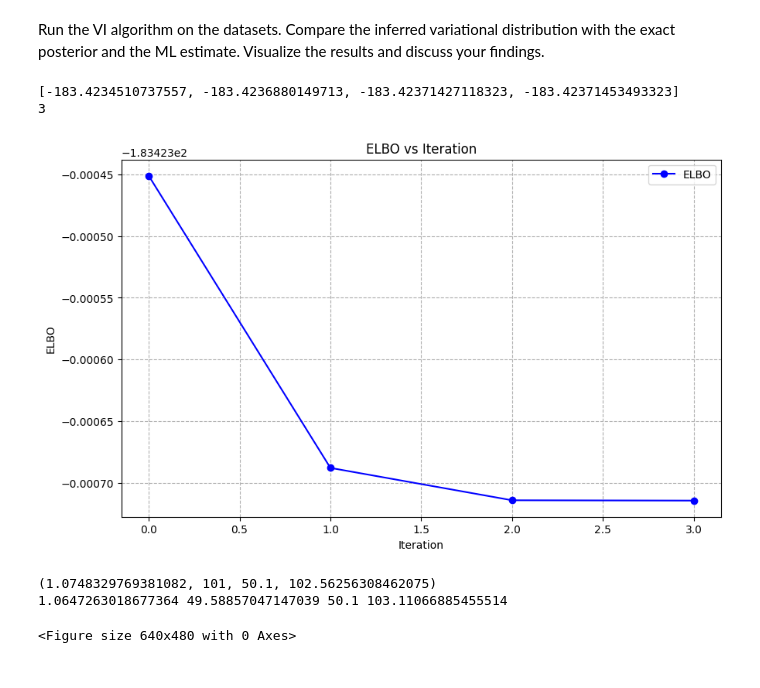
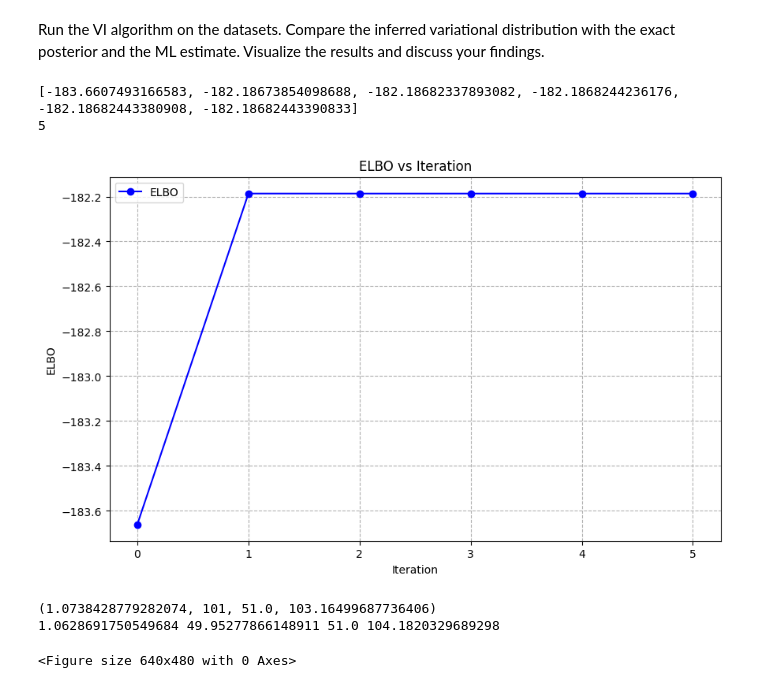
Before and after one commit to LeoL12167/MLadv_A_exercises, a Jupyter notebook: A1/1A-2-HT24.ipynb, the cells around one changed output. Drawn from its saved outputs; the diff is of its cells as text; code cells hidden in the pictures.

Commit message:
updated cavi

```diff
--- a/A1/1A-2-HT24.ipynb
+++ b/A1/1A-2-HT24.ipynb
@@ -93,6 +94,7 @@ b_0 = 0.5
 Continue with a helper function that computes ELBO:
 # %%
 from scipy.special import digamma, gammaln
+import numpy as np
 
 def compute_elbo(D, a_0, b_0, mu_0, lambda_0, a_N, b_N, mu_N, lambda_N):
     N = len(D)  # Number of data points
@@ -122,11 +124,11 @@ def compute_elbo(D, a_0, b_0, mu_0, lambda_0, a_N, b_N, mu_N, lambda_N):
         - 0.5 * lambda_0 * E_tau * (E_mu2 - 2 * mu_0 * E_mu + mu_0**2)
     )
 
-    # Expected log prior of tau
+    # Expected log prior of tau (corrected)
     E_log_p_tau = (
         (a_0 - 1) * E_log_tau
         - b_0 * E_tau
-        - a_0 * np.log(b_0)
+        + a_0 * np.log(b_0)   # Corrected sign here
         - gammaln(a_0)
     )
 
@@ -150,6 +152,10 @@ def compute_elbo(D, a_0, b_0, mu_0, lambda_0, a_N, b_N, mu_N, lambda_N):
 # %% [markdown]
 Now, implement the CAVI algorithm:
 # %%
+from scipy.special import digamma, gammaln
+import numpy as np
+
+
 def CAVI(D, a_0, b_0, mu_0, lambda_0, max_iter=1000, tol=1e-6):
     N = len(D)
     sum_x = np.sum(D)
@@ -158,27 +164,33 @@ def CAVI(D, a_0, b_0, mu_0, lambda_0, max_iter=1000, tol=1e-6):
     # Initialize variational parameters
     a_N = a_0 + N / 2
     b_N = b_0 + 1  # Arbitrary initialization for b_N
-    lambda_N = lambda_0 + N * (a_N / b_N)
-    mu_N = (lambda_0 * mu_0 + (a_N / b_N) * sum_x) / lambda_N
+    E_tau = a_N / b_N
+    lambda_N = lambda_0 + N * E_tau
+    mu_N = (lambda_0 * mu_0 + E_tau * sum_x) / lambda_N
 
     elbos = []
 
     for _ in range(max_iter):
-        # Save current values to check for convergence
+        # Save current ELBO to check for convergence
         prev_elbo = compute_elbo(D, a_0, b_0, mu_0, lambda_0, a_N, b_N, mu_N, lambda_N)
 
-        # Update b_N
-        E_mu2 = mu_N**2 + 1 / lambda_N
-        b_N = b_0 + 0.5 * (sum_x2 - 2 * mu_N * sum_x + N * E_mu2)
+        # Update mu_N using current E_tau
+        mu_N = (lambda_0 * mu_0 + E_tau * sum_x) / (lambda_0 + N * E_tau)
 
-        # Update lambda_N
-        E_tau = a_N / b_N
+        # Update lambda_N with the new E_tau
         lambda_N = lambda_0 + N * E_tau
 
-        # Update mu_N
-        mu_N = (lambda_0 * mu_0 + E_tau * sum_x) / lambda_N
+        # Update E_mu2 and E_mu_mu0_sq with the new mu_N and lambda_N
+        E_mu2 = mu_N**2 + 1 / lambda_N
+        E_mu_mu0_sq = (mu_N - mu_0)**2 + 1 / lambda_N
 
-        # Update ELBO
+        # Update b_N with the new E_mu2 and E_mu_mu0_sq
+        b_N = b_0 + 0.5 * (sum_x2 - 2 * mu_N * sum_x + N * E_mu2) + 0.5 * lambda_0 * E_mu_mu0_sq
+
+        # Update E_tau with the new b_N
+        E_tau = a_N / b_N
+
+        # Update ELBO with the updated parameters
         elbo = compute_elbo(D, a_0, b_0, mu_0, lambda_0, a_N, b_N, mu_N, lambda_N)
         elbos.append(elbo)
 
@@ -194,36 +206,37 @@ findings.
 # %%
 # Insert your main code here
 
 
 # Example flow for dataset_2:
   ##  mu_ml, tau_ml = ML_est(dataset_2)
   ##  a_N, b_N, mu_N, lambda_N, elbos = CAVI(dataset_2, a_0, b_0, mu_0, lambda_0)
   ##  plot elbos, show convergence
   ##  exact_post_dist_param = compute_exact_posterior(dataset_2, a_0, b_0, mu_0, lambda_0)
   ##  compare exact_post_dist with the CAVI result ( = q(a_N, b_N, mu_N, lambda_N) ) using for ex. contour plots, show also ML estimate on this plot
 
 mu_ml, tau_ml = ML_est(dataset_3)
-a_N, b_N, mu_N, lambda_N, elbos, iter = CAVI(dataset_2, a_0, b_0, mu_0, lambda_0, max_iter=1000, tol=1e-6)
+a_N, b_N, mu_N, lambda_N, elbos, iter = CAVI(dataset_2, a_0, b_0, mu_0, lambda_0, max_iter=1000, tol=1e-10)
 print(elbos)
 print(iter)
 
 plt.figure(figsize=(10, 6))
 plt.plot(range(iter+1), elbos, label='ELBO', color='blue', marker='o', linestyle='-')
 plt.xlabel('Iteration')
 plt.ylabel('ELBO')
 plt.title('ELBO vs Iteration')
 plt.grid(True, which="both", ls="--")
 plt.legend()
 plt.show()
 plt.savefig('Report/figures/1.2/elbos.png')
 plt.clf()
+
 exact_post_dist_param = compute_exact_posterior(dataset_2, a_0, b_0, mu_0, lambda_0)
 print(exact_post_dist_param)
 print(mu_N, lambda_N, a_N, b_N)
 # %% [output]
-[-183.4234510737557, -183.4236880149713, -183.42371427118323, -183.42371453493323]
-3
+[-183.6607493166583, -182.18673854098688, -182.18682337893082, -182.1868244236176, -182.18682443380908, -182.18682443390833]
+5
-[figure, old version]
+[figure, new version]
-(1.0748329769381082, 101, 50.1, 102.56256308462075)
-1.0647263018677364 49.58857047147039 50.1 103.11066885455514
+(1.0738428779282074, 101, 51.0, 103.16499687736406)
+1.0628691750549684 49.95277866148911 51.0 104.1820329689298
 <Figure size 640x480 with 0 Axes>
```
Also changed, not shown: parts of 2 cells of this notebook.
